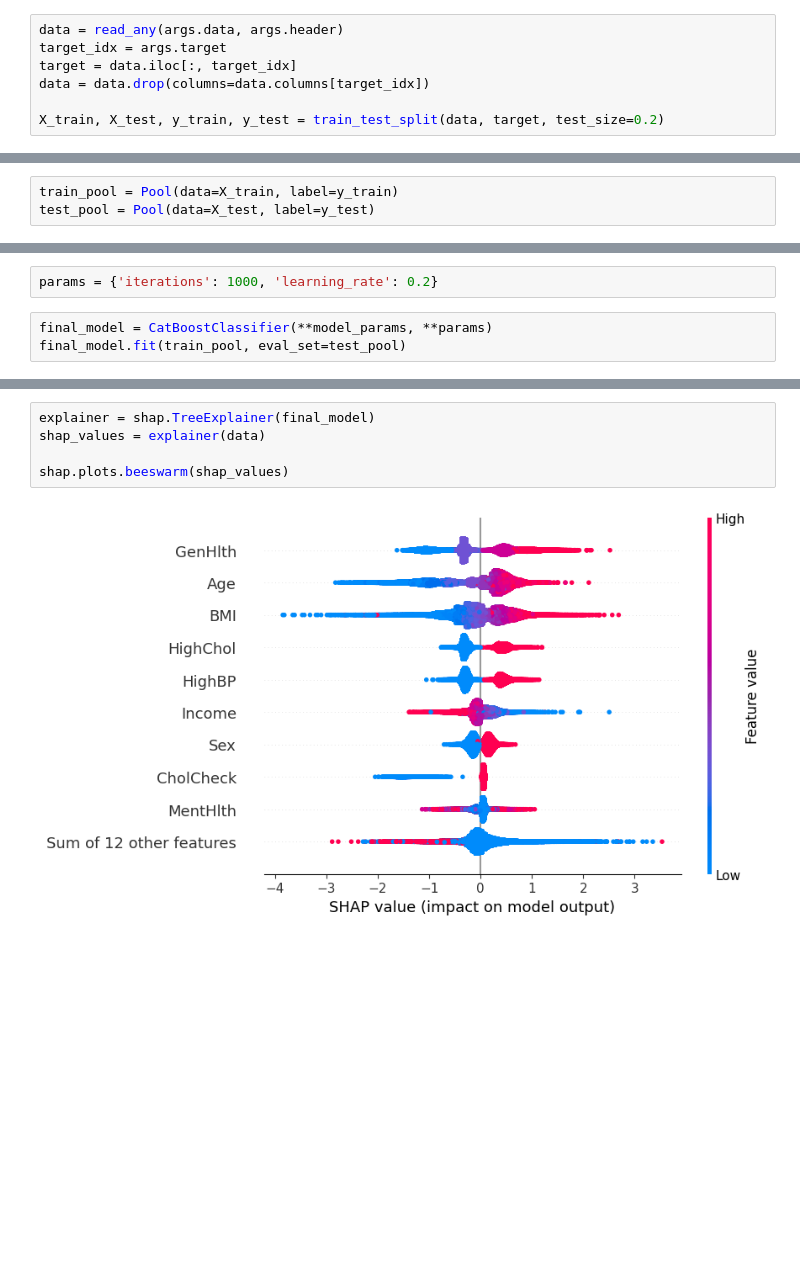
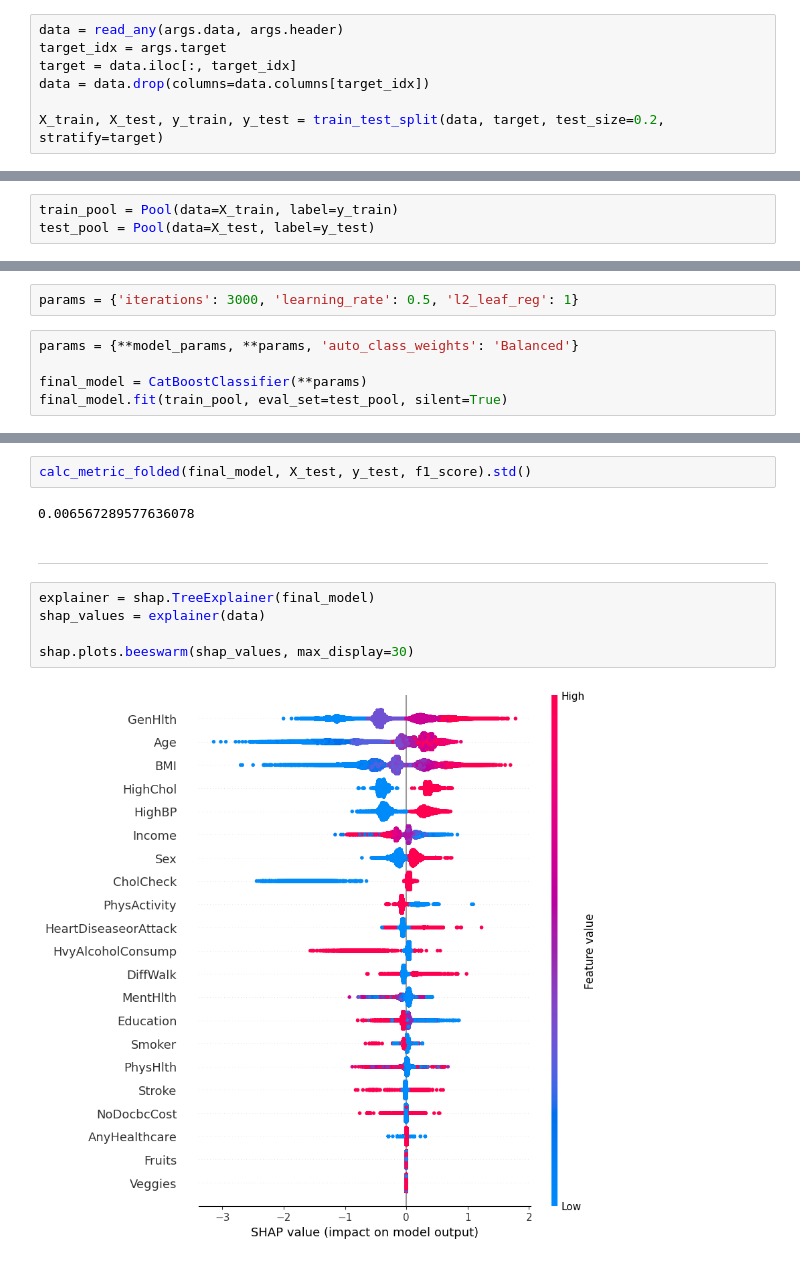
Before and after one commit to Mb-NextTime/explain, a Jupyter notebook: auto-explainability.ipynb, the cells around one changed output, grey strips where cells are left out. Drawn from its saved outputs; the diff is of its cells as text; blank space fills up the shorter version.

```diff
--- a/auto-explainability.ipynb
+++ b/auto-explainability.ipynb
@@ -43,4 +45,4 @@ target_idx = args.target
 target = data.iloc[:, target_idx]
 data = data.drop(columns=data.columns[target_idx])
 
-X_train, X_test, y_train, y_test = train_test_split(data, target, test_size=0.2)
+X_train, X_test, y_train, y_test = train_test_split(data, target, test_size=0.2, stratify=target)
@@ -63,6 +69,8 @@ model = CatBoostClassifier(**model_params)
 params, cv_results = model.grid_search(grid_params, train_pool, plot=True, verbose=False)
 # %%
-params = {'iterations': 1000, 'learning_rate': 0.2}
+params = {'iterations': 3000, 'learning_rate': 0.5, 'l2_leaf_reg': 1}
 # %%
-final_model = CatBoostClassifier(**model_params, **params)
-final_model.fit(train_pool, eval_set=test_pool)
+params = {**model_params, **params, 'auto_class_weights': 'Balanced'}
+
+final_model = CatBoostClassifier(**params)
+final_model.fit(train_pool, eval_set=test_pool, silent=True)
@@ -69,7 +96,13 @@ final_model.fit(train_pool, eval_set=test_pool)
+# %%
+calc_metric_folded(final_model, X_test, y_test, f1_score).std()
+# %% [output]
+0.006567289577636078
+# %% [markdown]
+---
 # %%
 explainer = shap.TreeExplainer(final_model)
 shap_values = explainer(data)
 
-shap.plots.beeswarm(shap_values)
+shap.plots.beeswarm(shap_values, max_display=30)
 # %% [output]
-[figure, old version]
+[figure, new version]
```
Also changed, not shown: parts of 13 cells of this notebook.
